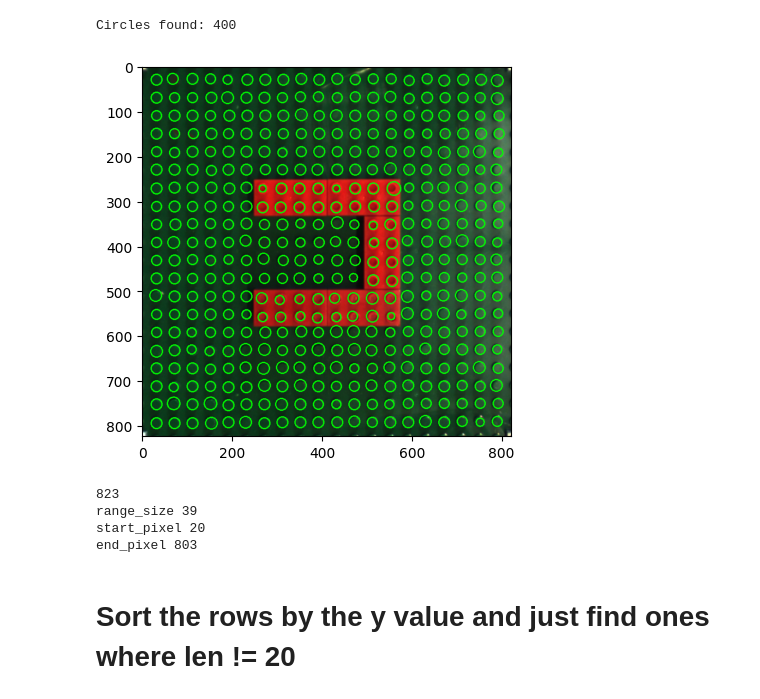
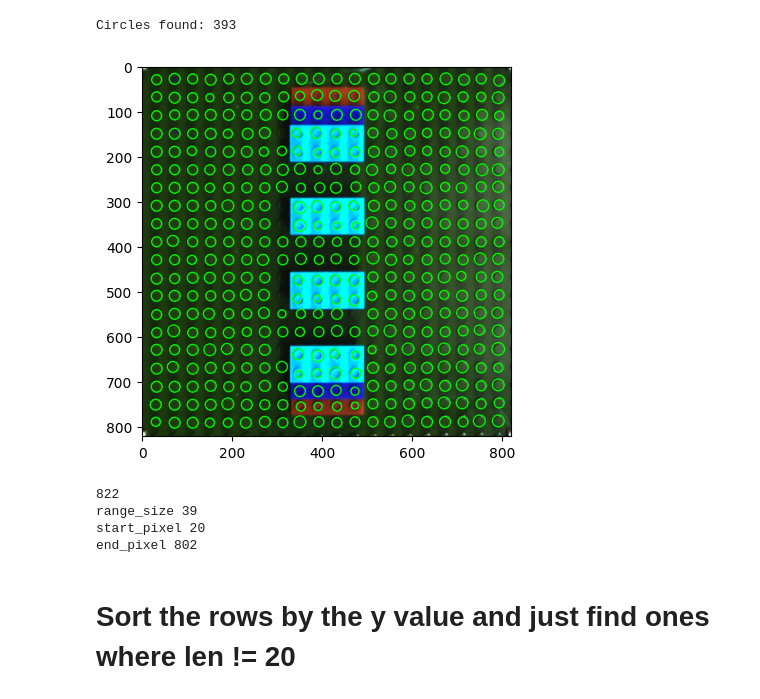
Before and after one commit to tapetenkleister/F-E_Projekt_Montage, a Jupyter notebook: code/functions/insert_missing_points.ipynb, the cells around one changed output. Saved outputs shown, nothing was run; the diff lists cells and outputs as text; code cells hidden in the pictures.

```diff
--- a/code/functions/insert_missing_points.ipynb
+++ b/code/functions/insert_missing_points.ipynb
@@ -115,21 +112,21 @@ def sort_coordinates_by_y(coordinates: List[tuple], threshold: int) -> List[List
     return rows
 # %%
 planpath = '/home/steve/Vorlesungen/FE_Projekt/F-E_Projekt_Montage/photos/plan_castle/pyramide4.png'
-photopath = '/home/steve/Vorlesungen/FE_Projekt/F-E_Projekt_Montage/photos/ids_castle/castle2.jpg'
+photopath = '/home/steve/Vorlesungen/FE_Projekt/F-E_Projekt_Montage/photos/ids_bridge/bridge3.jpg'
 
 
 
 photo = cv2.imread(photopath)
-photo = cv2.cvtColor(photo,cv2.COLOR_BGR2RGB)
+#photo = cv2.cvtColor(photo,cv2.COLOR_BGR2RGB)
 
 photo = extract_plate(photo)
 circles_list, circle_image = detect_circles(photo,real_photo=True, expected_circles_per_longest_side=10, debug=False)
 plt.imshow(circle_image)
 plt.show(block=True)
 #print(sorted(circles_template))
 # %% [output]
-Circles found: 400
+Circles found: 393
-[figure, old version]
+[figure, new version]
 # %%
 
 photo_width = photo.shape[0]
@@ -147,10 +144,10 @@ print('start_pixel', start_pixel)
 end_pixel = int(round(photo_width - start_pixel))
 print('end_pixel', end_pixel)
 # %% [output]
-823
+822
 range_size 39
 start_pixel 20
-end_pixel 803
+end_pixel 802
 # %% [markdown]
 # Sort the rows by the y value and just find ones where len != 20
 # %%
```
Also changed, not shown: parts of 7 cells of this notebook, 13 other files.
